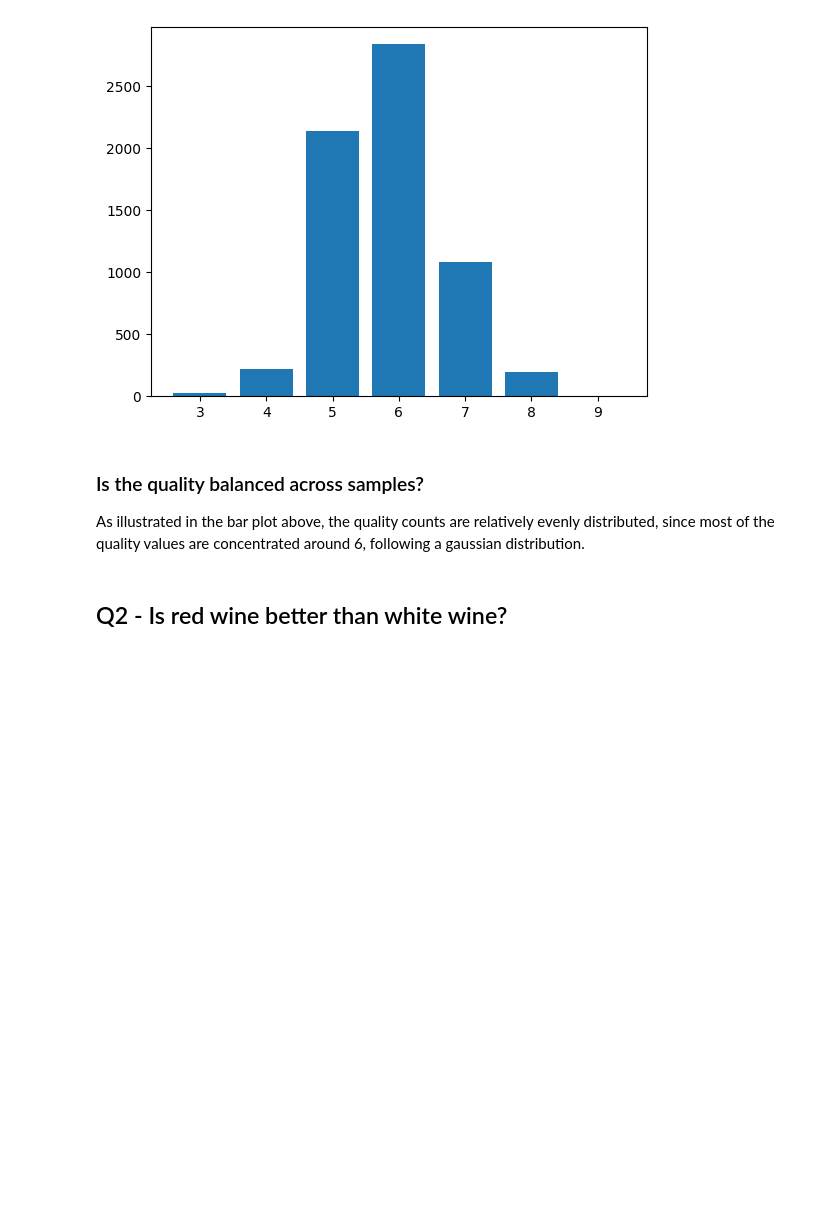
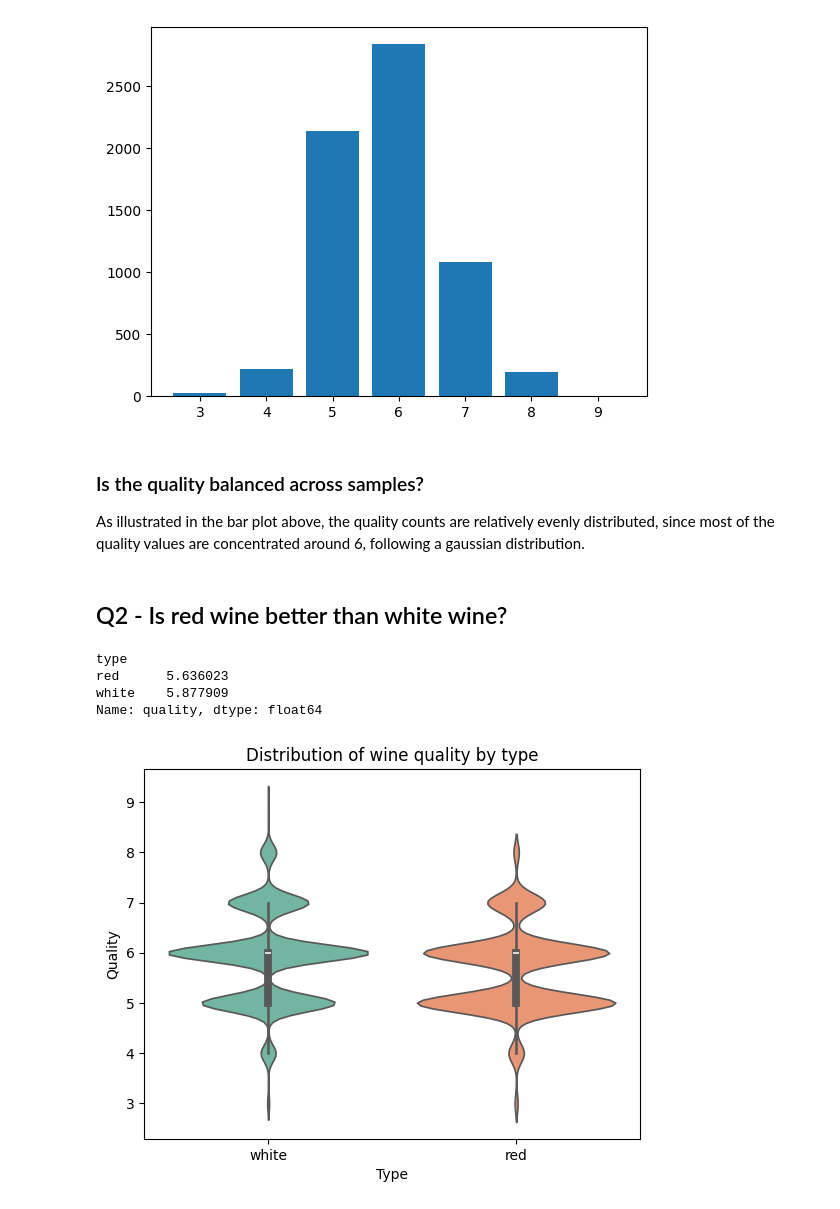
Before and after one commit to lazarosgogos/ML-exercises, a Jupyter notebook: ML_Project_4.ipynb, the cells around one changed output. Drawn from its saved outputs; the diff is of its cells as text; code cells hidden in the pictures; blank space fills up the shorter version.

```diff
--- a/ML_Project_4.ipynb
+++ b/ML_Project_4.ipynb
@@ -224,0 +212,4 @@ df.describe()
+# %%
+wine_full = 'https://raw.githubusercontent.com/lazarosgogos/ML-exercises/refs/heads/main/wine-full.csv'
+df = pd.read_csv(wine_full)
+df.describe()
@@ -238,0 +237,18 @@ quality_df = df['quality']
+# %%
+type_df = df['type']
+quality_df = df['quality']
+mean_quality = df.groupby('type')['quality'].mean()
+print(mean_quality)
+
+sns.violinplot(data=df[['type', 'quality']], x='type', y='quality',
+               palette='Set2', inner='box', hue='type')
+plt.title('Distribution of wine quality by type')
+plt.xlabel('Type')
+plt.ylabel('Quality')
+plt.show();
+# %% [output]
+type
+red      5.636023
+white    5.877909
+Name: quality, dtype: float64
+[figure, added]
```
Also changed, not shown: parts of 8 cells of this notebook.
